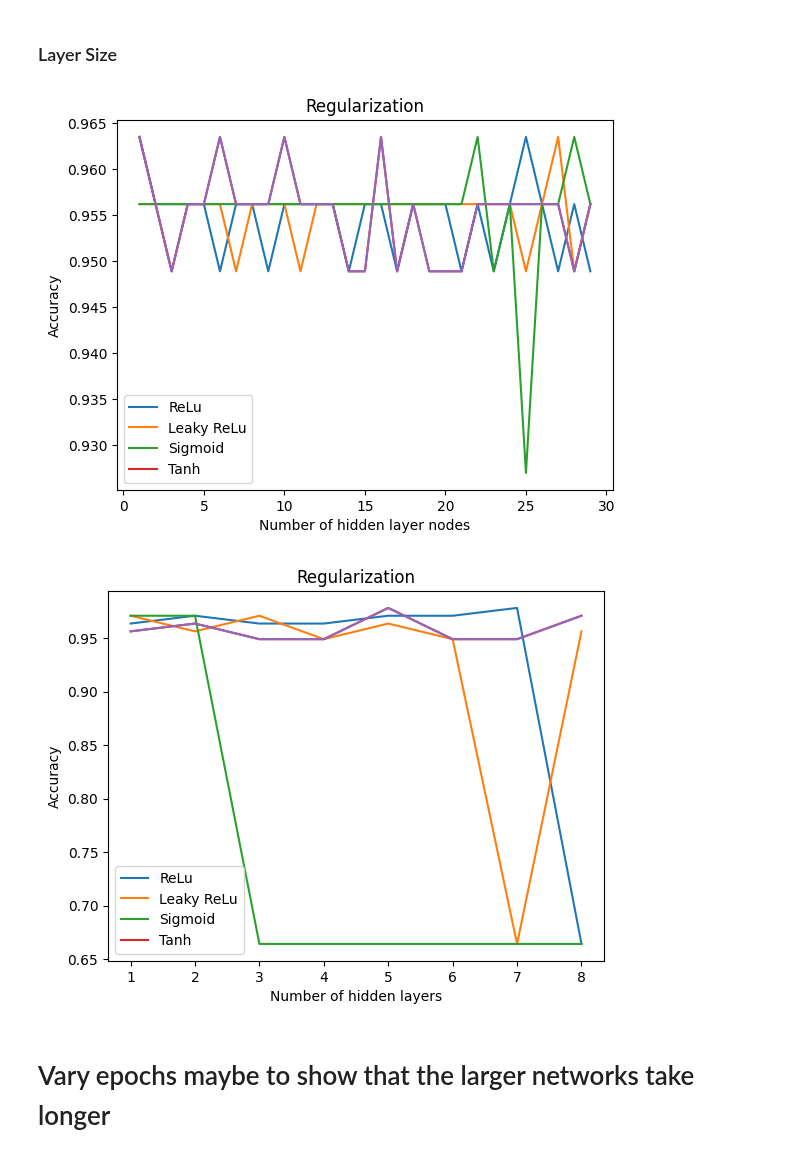
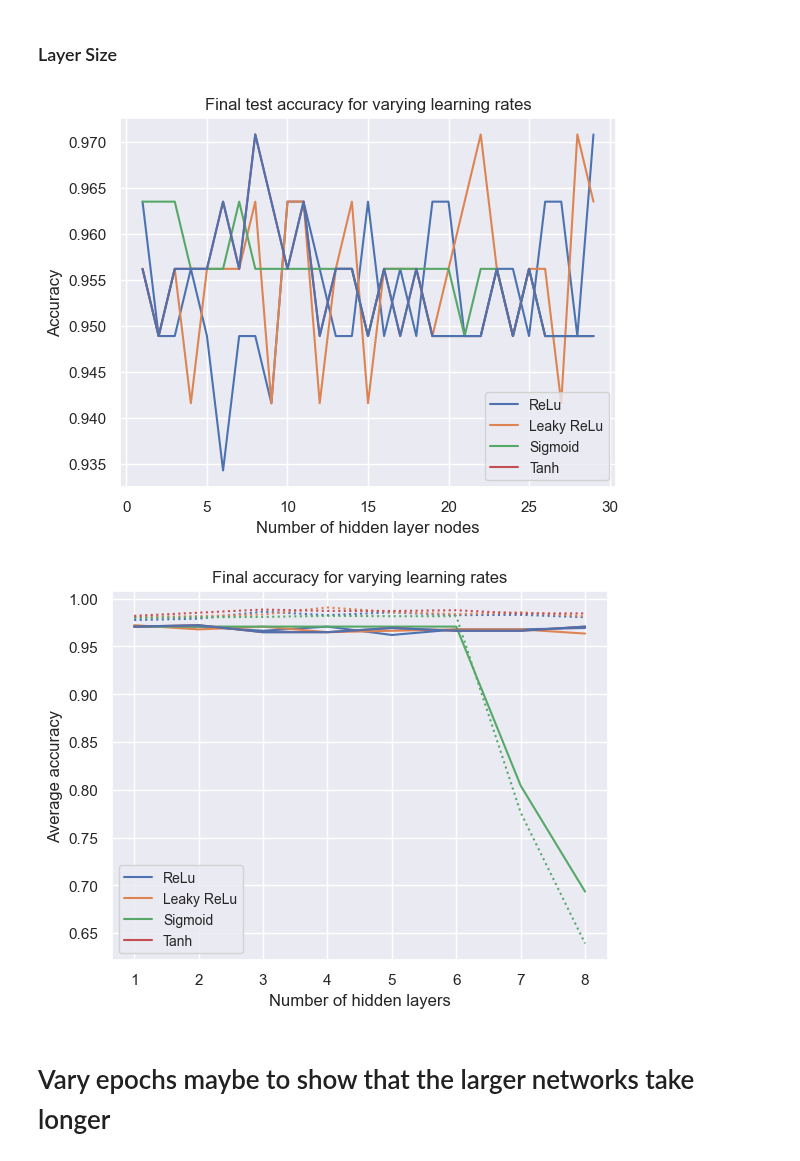
Before and after one commit to Trond01/Project2_FYS-STK4155, a Jupyter notebook: Runs/classification_experiment_d.ipynb, the cells around one changed output. Drawn from its saved outputs; the diff is of its cells as text; code cells hidden in the pictures.

```diff
--- a/Runs/classification_experiment_d.ipynb
+++ b/Runs/classification_experiment_d.ipynb
@@ -16,6 +16,23 @@ from Code.project1_tools import scale_feature_matrix
 import jax.numpy as jnp
 import numpy as np
 from jax import nn, grad, jit, pmap
+
+
+
+
+# Set the default font size for text elements (e.g., titles, labels)
+sns.set() # default from sns is pretties (:
+import matplotlib as mpl
+mpl.rcParams['font.size'] = 16
+mpl.rcParams['legend.fontsize'] = 10
+mpl.rcParams['font.family'] = 'sans-serif'
+
+
+
+# Set filename start. Create the folder if gone
+filepath_location = "Figures/d/"
+if not os.path.exists(filepath_location):
+    os.makedirs(filepath_location[0:-1])
 # %%
 X, y = import_breast_cancer()
 X, means, var = scale_feature_matrix(X)
@@ -77,6 +94,7 @@ When initializing the parameters with only positive values we get a tendency tha
 When running the model with a very low learning rate we see that the model is slowly decreasing in the loss function used to optimize, but sometimes the accuracy remains constant. This is because the model have not changed enough to push any examples over the threshold. We often see different periods in the training where the model learns very slowly at periods and then suddenly starts learning and decreases in loss quickly. In these paradigm shifts we often see a sharp increase in the accuracy of the model often going from constant accuracy to start increasing and then slows down again and stagnates.
 # %%
 activation_funcs = {"ReLu":nn.relu, "Leaky ReLu":nn.leaky_relu, "Sigmoid":nn.sigmoid, "Tanh":nn.tanh}
+activation_func_cols = {"ReLu":"C0", "Leaky ReLu":"C1", "Sigmoid":"C2", "Tanh":"C3"}
 # %% [markdown]
 ### Lambda Search
 # %%
@@ -158,44 +203,59 @@ The place with learning rate lower than e-4 is the place where the model sometim
 ### Layer Size
 # %%
 
-def search_hidden_layer_sizes(plot_or_not=False):
+def search_hidden_layer_sizes(savefig=False):
+    lr = 0.01
+    lam = 1e-5
+    hidden_layer_num = 1
+
+    filename = filepath_location + f"lr={lr}_lambda={lam}_Hidden_layers={hidden_layer_num}_hidden_layer_size_experiment_classification.png"
+
     hidden_layer_sizes = np.arange(1, 30)
 
     test_errs_all = {}
     train_errs_all = {}
     result = {}
     for act_func in activation_funcs.keys():
         test_errs = []
         train_errs = []
         for hidden_layer_size in tqdm(hidden_layer_sizes):
             #tqdm.write(f"Hidden Layer size: {hidden_layer_size}")
-            result = single_run(X, y, lr=0.01, lam=0.01, hidden_layer_num=1, node_per_hidden=hidden_layer_size, hidden_activation=activation_funcs[act_func], test_index=result.get("test_index"))
+            result = single_run(X, y, lr=lr, lam=lam, hidden_layer_num=hidden_layer_num, node_per_hidden=hidden_layer_size, hidden_activation=activation_funcs[act_func], test_index=result.get("test_index"))
             test_errs.append(result["test_loss_list"][1][-1])
             train_errs.append(result["train_loss_list"][1][-1])
 
         test_errs_all[act_func] = test_errs
         train_errs_all[act_func] = train_errs
 
-        plt.plot(hidden_layer_sizes, test_errs, label=act_func)
+        plt.plot(hidden_layer_sizes, test_errs, color=activation_func_cols[act_func], label=act_func)
 
     plt.plot(hidden_layer_sizes, test_errs)
 
     plt.legend()
-    plt.title("Regularization")
+    plt.title("Final test accuracy for varying learning rates")
     plt.ylabel("Accuracy")
     plt.xlabel("Number of hidden layer nodes")
+    if savefig:
+        plt.savefig(filename)
     plt.show()
 
     return {"hidden_layer_sizes":hidden_layer_sizes, "test_error":test_errs, "train_error":train_errs}
 
 
 #learning_rate_exp = search_lrs()
-l = search_hidden_layer_sizes()
+l = search_hidden_layer_sizes(savefig=True)
 # %% [output]
-[figure, old version]
+[figure, new version]
 # %%
 
-def search_hidden_layer_number(plot_or_not=False):
+def search_hidden_layer_number(savefig=False, nreps=5):
+    lr = 0.01
+    lam = 1e-5
+    node_per_hidden = 5
+
+
+    filename = filepath_location + f"lr={lr}_lambda={lam}_Nodes_per_hidden={node_per_hidden}_nreps={nreps}_hidden_layer_number_experiment_classification.png"
+
     hidden_layer_numbers = np.arange(1, 9)
 
     test_errs_all = {}
@@ -206,30 +266,39 @@ def search_hidden_layer_number(plot_or_not=False):
         train_errs = []
         for hidden_layer_number in tqdm(hidden_layer_numbers):
             #tqdm.write(f"Hidden Layer number: {hidden_layer_number}")
-            result = single_run(X, y, lr=0.01, lam=0.01, hidden_layer_num=hidden_layer_number, node_per_hidden=5, hidden_activation=activation_funcs[act_func], test_index=result.get("test_index"))
-            test_errs.append(result["test_loss_list"][1][-1])
-            train_errs.append(result["train_loss_list"][1][-1])
+            s_test = 0.0
+            s_train = 0.0
+            for i in range(nreps):
+                result = single_run(X, y, lr=lr, lam=lam, hidden_layer_num=hidden_layer_number, node_per_hidden=node_per_hidden, hidden_activation=activation_funcs[act_func], test_index=result.get("test_index"))
+                s_test += result["test_loss_list"][1][-1]
+                s_train += result["train_loss_list"][1][-1]
+            test_errs.append(s_test/nreps)
+            train_errs.append(s_train/nreps)
 
         test_errs_all[act_func] = test_errs
         train_errs_all[act_func] = train_errs
 
-        plt.plot(hidden_layer_numbers, test_errs, label=act_func)
+        plt.plot(hidden_layer_numbers, test_errs, color=activation_func_cols[act_func], label=act_func)
+        plt.plot(hidden_layer_numbers, train_errs, color=activation_func_cols[act_func], linestyle="dotted")
+
 
     plt.plot(hidden_layer_numbers, test_errs)
 
     plt.legend()
-    plt.title("Regularization")
-    plt.ylabel("Accuracy")
+    plt.title("Final accuracy for varying learning rates")
+    plt.ylabel("Average accuracy")
     plt.xlabel("Number of hidden layers")
+    if savefig:
+        plt.savefig(filename)
     plt.show()
 
     return {"hidden_layer_sizes":hidden_layer_numbers, "test_error":test_errs, "train_error":train_errs}
 
 
 #learning_rate_exp = search_lrs()
-l = search_hidden_layer_number()
+l = search_hidden_layer_number(savefig=True)
 # %% [output]
-[figure, old version]
+[figure, new version]
 # %% [markdown]
 # Vary epochs maybe to show that the larger networks take longer
 # %% [markdown]
```
Also changed, not shown: parts of 5 cells of this notebook, 4 other files.
